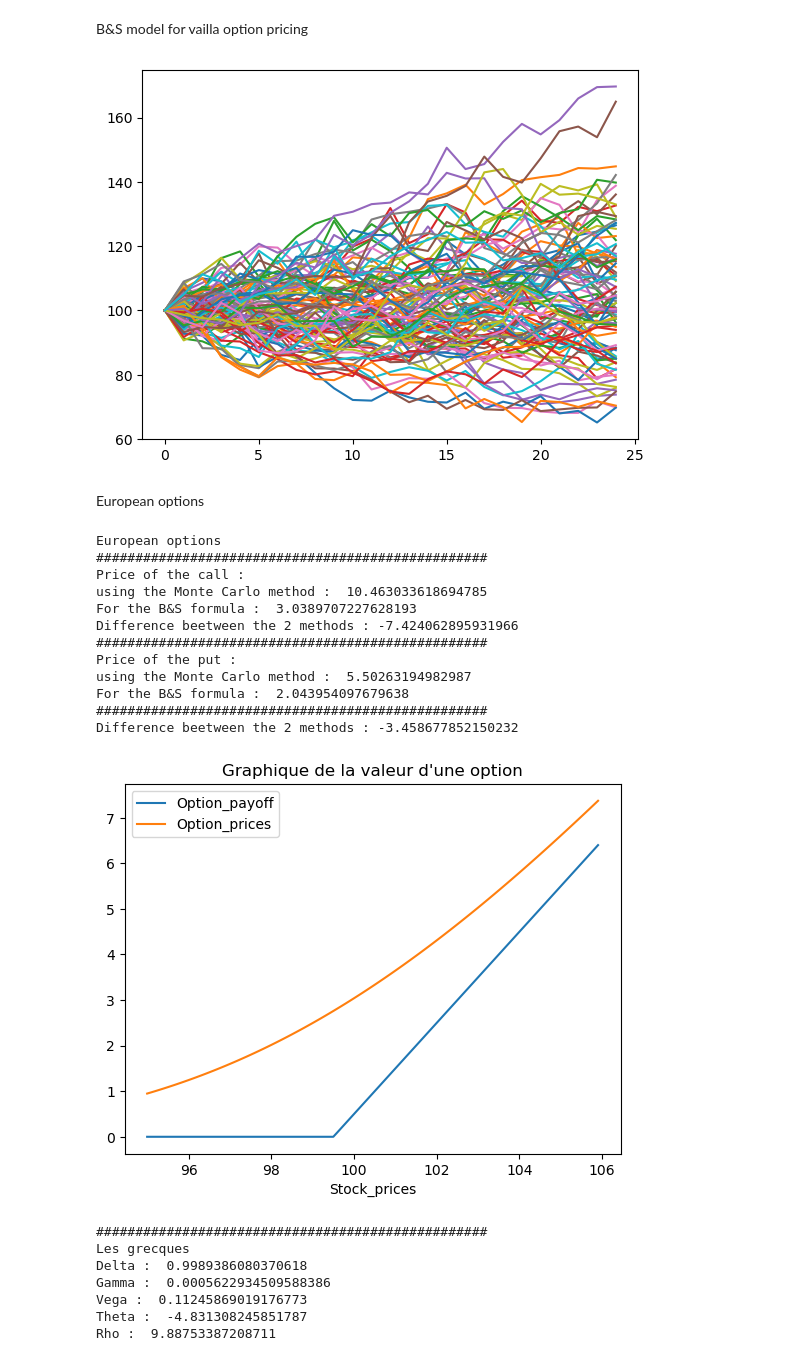
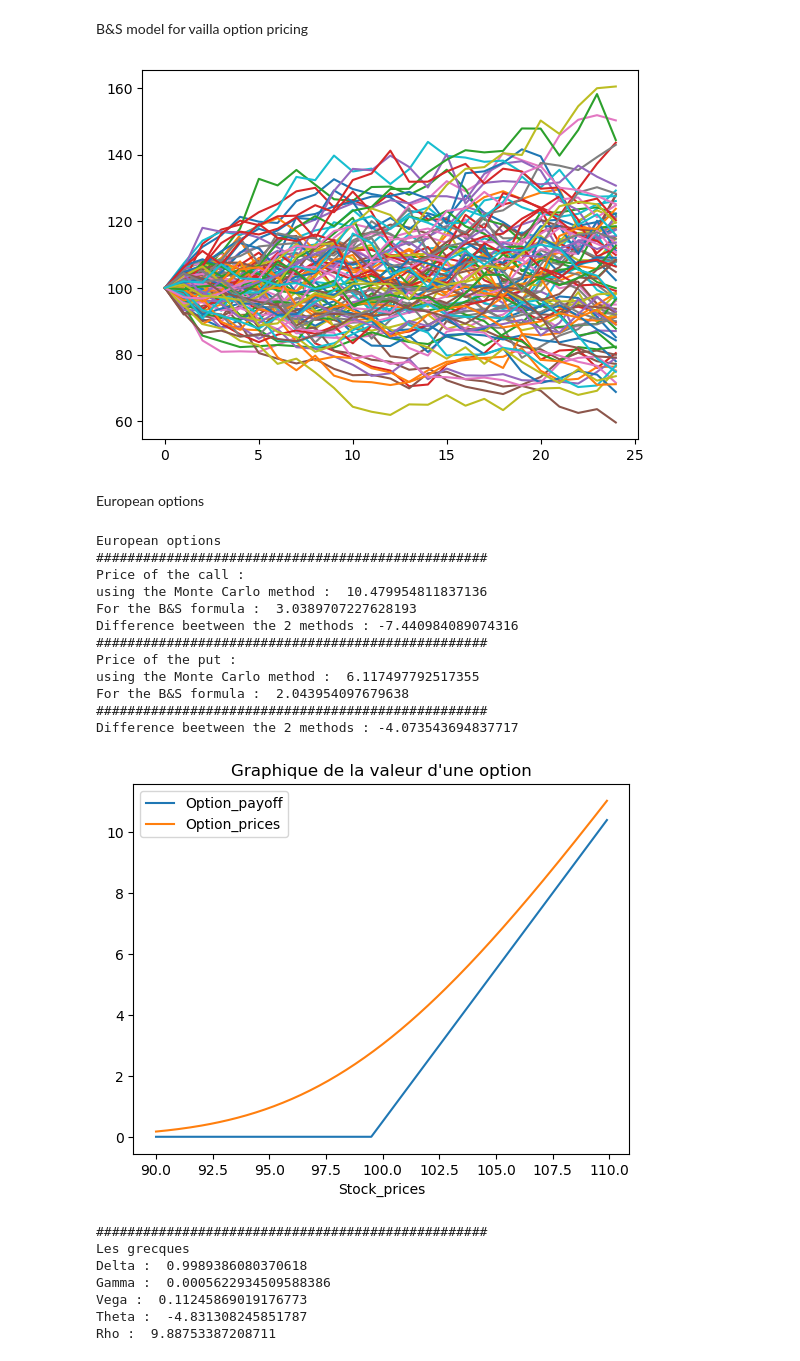
Before and after one commit to NicolasWalpoel/Finance_project, a Jupyter notebook: Option_pricing.ipynb, the cells around one changed output. Drawn from its saved outputs; the diff is of its cells as text; code cells hidden in the pictures.

Commit message:
Add files via upload
correction of the message error within the 'actif_diffusion' function. The np.random function returns an array of dim 1 not allowing us to us the float() function. Therefore we select the value directly within the array.
Broader vision for the option's payoff graph.

```diff
--- a/Option_pricing.ipynb
+++ b/Option_pricing.ipynb
@@ -31,36 +31,36 @@ sigma = sqrt(vol)
 # %%
 def Actif_diffusion(Stock_price, rate, Vol, dt) :
     #dSt = rSt*dt + Vol*dWt
-    Increment =  Stock_price * ((rate * dt) + (Vol * sqrt(dt) * float(np.random.normal(0, 1, 1))))
+    Increment =  Stock_price * ((rate * dt) + (Vol * sqrt(dt) * np.random.normal(0, 1, 1)[0]))
     return(Stock_price + Increment)
 
 # ####### Unique difusion
 # Stock = [S]
 # for i in range(1,T):
 #     dt = 1 / T
 #     Stock.append(Actif_diffusion(Stock[i-1], r, vol, dt))
 
 # pd.DataFrame(Stock).plot()
 # plt.show()
 
 ####### Monte Carlo for price diffusion in the B&S model
 Nombre_de_lancer = 100
 
 N_Stocks = []
 for num_difu in range(0, Nombre_de_lancer) :
     Stock = [S]
     for i in range(1,T):
         dt = 1 / T
         Stock.append(Actif_diffusion(Stock[i-1], r, vol, dt))
     N_Stocks.append(Stock)
 
 pd.DataFrame(N_Stocks).transpose().plot()
 plt.legend().remove()
 plt.show()
 
 Final_prices = pd.DataFrame(N_Stocks).transpose().loc[T - 1]
 # %% [output]
-[figure, old version]
+[figure, new version]
 # %% [markdown]
 European options
 # %%
@@ -95,7 +95,7 @@ print("\n" )
 
 ## Graphs for the option value (intrinsic and payoff)
 Options = {"Stock_prices" : [], "Option_payoff" : [], "Option_prices" : []}
-Options["Stock_prices"] = [S + i/10.0 for i in range(-50, 60, 1)]
+Options["Stock_prices"] = [S + i/10.0 for i in range(-100, 100, 1)]
 # We use this technic in order to make small incrementes of S, if not we get cases where the payoff function is not linear after K
 # One can try using : Options["Stock_prices"] = [i for i in range(S-20, S+20, 1)]
 Options["Option_payoff"] = [max(i - K, 0) for i in Options["Stock_prices"]]
@@ -111,16 +111,16 @@ plt.show()
 European options
 ##################################################
 Price of the call :
-using the Monte Carlo method :  10.463033618694785
+using the Monte Carlo method :  10.479954811837136
 For the B&S formula :  3.0389707227628193
-Difference beetween the 2 methods : -7.424062895931966
+Difference beetween the 2 methods : -7.440984089074316
 ##################################################
 Price of the put :
-using the Monte Carlo method :  5.50263194982987
+using the Monte Carlo method :  6.117497792517355
 For the B&S formula :  2.043954097679638
 ##################################################
-Difference beetween the 2 methods : -3.458677852150232
+Difference beetween the 2 methods : -4.073543694837717
-[figure, old version]
+[figure, new version]
 # %%
 The Grecks
 # %%
```
